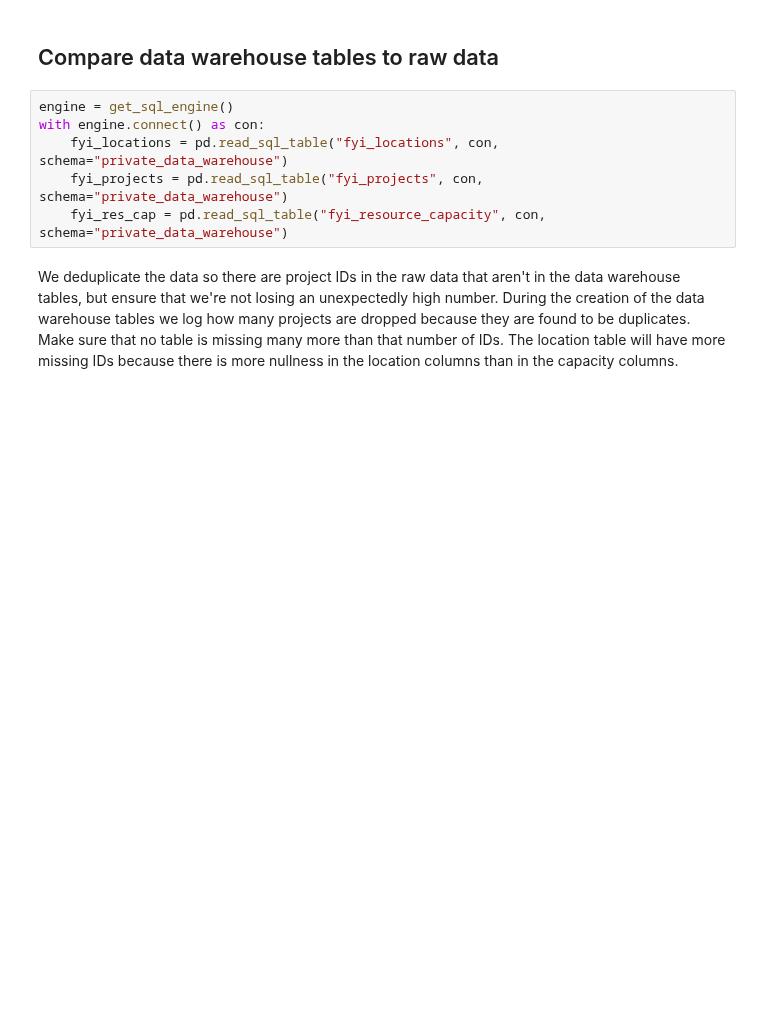
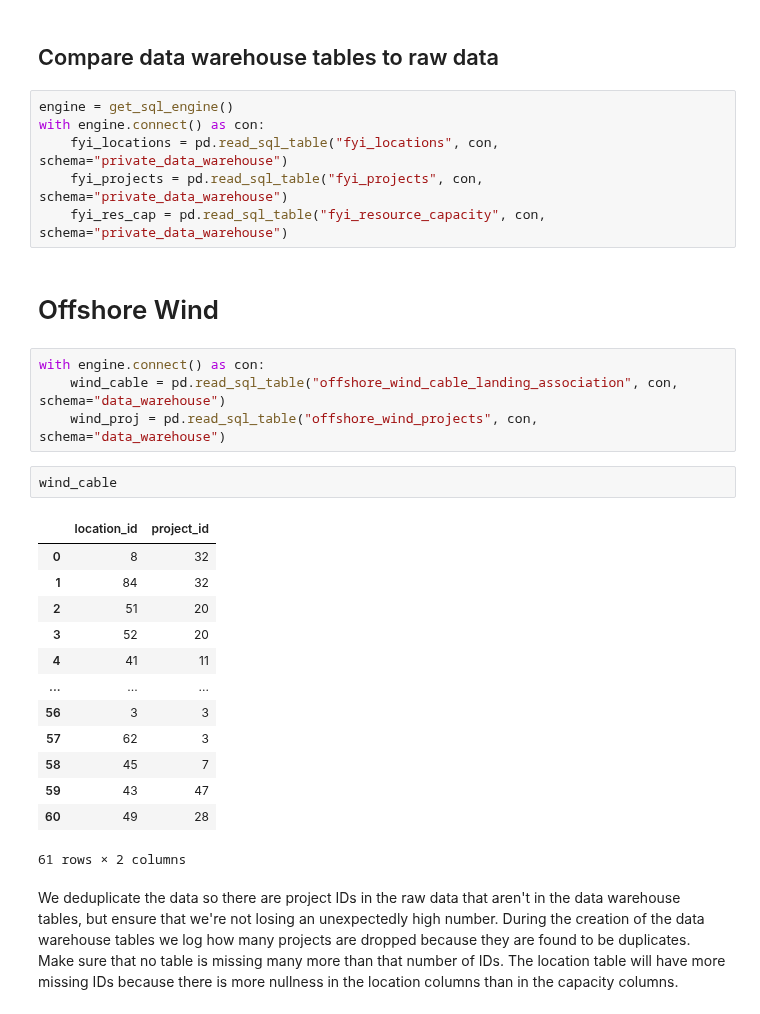
Before and after one commit to deployment-gap-model-education-fund/deployment-gap-model, a Jupyter notebook: notebooks/data_updates/interconnection_fyi/interconnection-fyi-update.ipynb, the cells around one changed output. Drawn from its saved outputs; the diff is of its cells as text; blank space fills up the shorter version.

```diff
--- a/notebooks/data_updates/interconnection_fyi/interconnection-fyi-update.ipynb
+++ b/notebooks/data_updates/interconnection_fyi/interconnection-fyi-update.ipynb
@@ -42,6 +42,28 @@ with engine.connect() as con:
     fyi_locations = pd.read_sql_table("fyi_locations", con, schema="private_data_warehouse")
     fyi_projects = pd.read_sql_table("fyi_projects", con, schema="private_data_warehouse")
     fyi_res_cap = pd.read_sql_table("fyi_resource_capacity", con, schema="private_data_warehouse")
+# %% [markdown]
+# Offshore Wind
+# %%
+with engine.connect() as con:
+    wind_cable = pd.read_sql_table("offshore_wind_cable_landing_association", con, schema="data_warehouse")
+    wind_proj = pd.read_sql_table("offshore_wind_projects", con, schema="data_warehouse")
+# %%
+wind_cable
+# %% [output]
+|  | location_id | project_id |
+| 0 | 8 | 32 |
+| 1 | 84 | 32 |
+| 2 | 51 | 20 |
+| 3 | 52 | 20 |
+| 4 | 41 | 11 |
+| ... | ... | ... |
+| 56 | 3 | 3 |
+| 57 | 62 | 3 |
+| 58 | 45 | 7 |
+| 59 | 43 | 47 |
+| 60 | 49 | 28 |
+61 rows × 2 columns
 # %% [markdown]
 We deduplicate the data so there are project IDs in the raw data that aren't in the data warehouse tables, but ensure that we're not losing an unexpectedly high number. During the creation of the data warehouse tables we log how many projects are dropped because they are found to be duplicates. Make sure that no table is missing many more than that number of IDs. The location table will have more missing IDs because there is more nullness in the location columns than in the capacity columns.
 # %%
```
Also changed, not shown: parts of 6 cells of this notebook.
